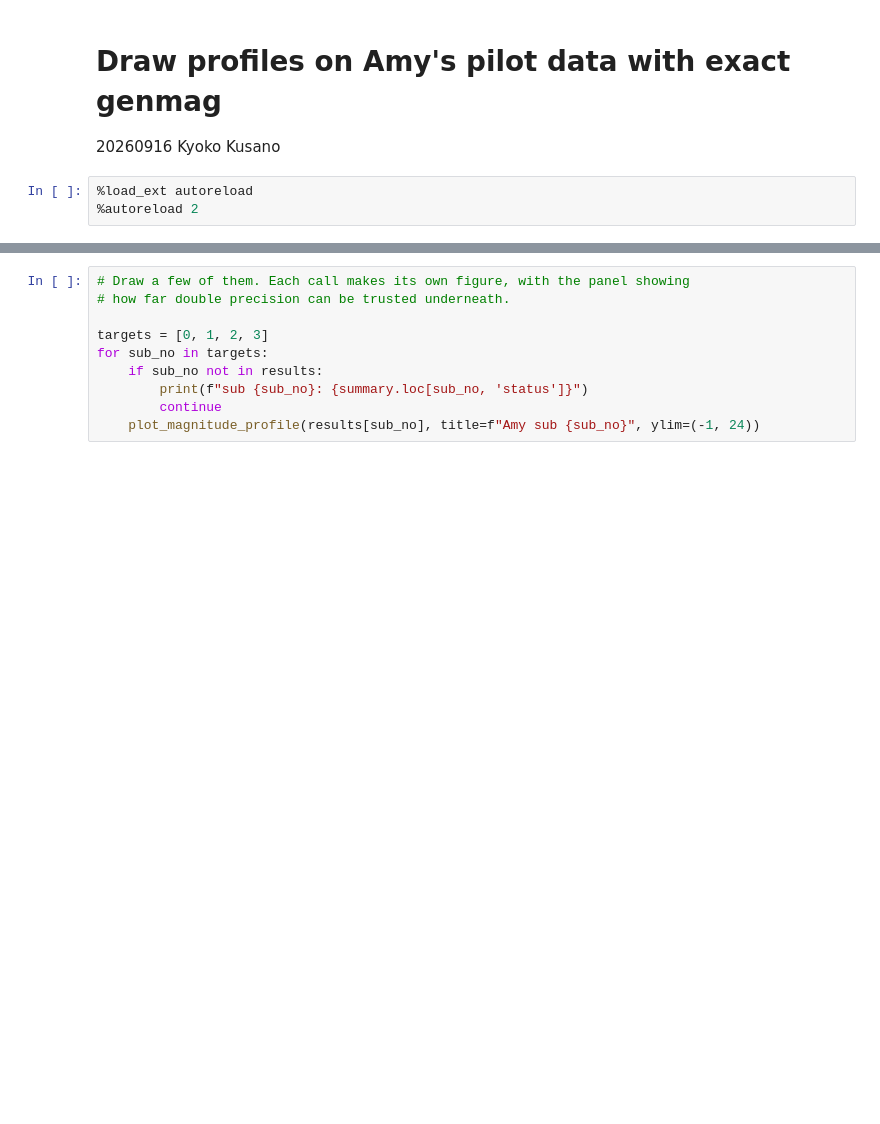
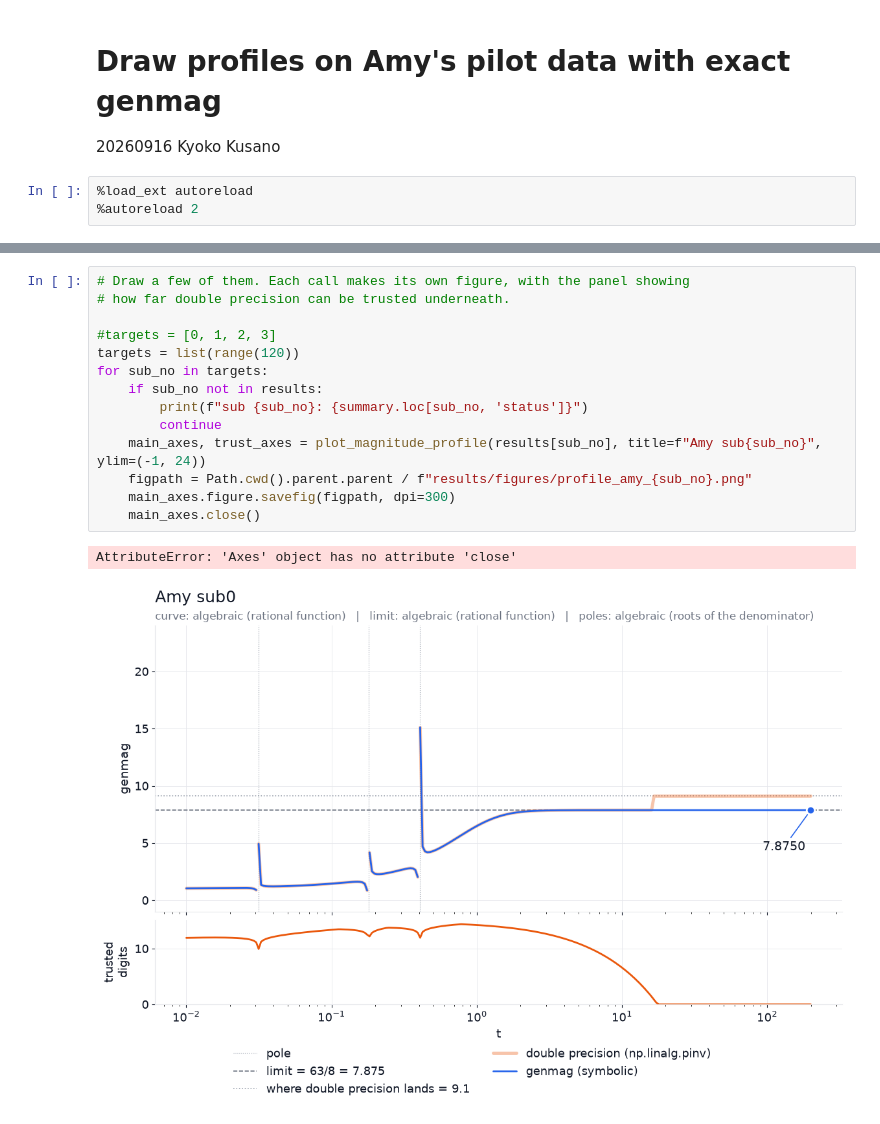
Before and after one commit to k-kyoko/tlab_dataset, a Jupyter notebook: notebooks/exact_and_numeric/draw_Amy_exact_profile.ipynb, the cells around one changed output, grey strips where cells are left out. Drawn from its saved outputs; the diff is of its cells as text; blank space fills up the shorter version.

```diff
--- a/notebooks/exact_and_numeric/draw_Amy_exact_profile.ipynb
+++ b/notebooks/exact_and_numeric/draw_Amy_exact_profile.ipynb
@@ -55,10 +93,17 @@ summary.head()
 # %%
 # Draw a few of them. Each call makes its own figure, with the panel showing
 # how far double precision can be trusted underneath.
 
-targets = [0, 1, 2, 3]
+#targets = [0, 1, 2, 3]
+targets = list(range(120))
 for sub_no in targets:
     if sub_no not in results:
         print(f"sub {sub_no}: {summary.loc[sub_no, 'status']}")
         continue
-    plot_magnitude_profile(results[sub_no], title=f"Amy sub {sub_no}", ylim=(-1, 24))
+    main_axes, trust_axes = plot_magnitude_profile(results[sub_no], title=f"Amy sub{sub_no}", ylim=(-1, 24))
+    figpath = Path.cwd().parent.parent / f"results/figures/profile_amy_{sub_no}.png"
+    main_axes.figure.savefig(figpath, dpi=300)
+    main_axes.close()
+# %% [output]
+AttributeError: 'Axes' object has no attribute 'close'
+[figure, added]
```
Also changed, not shown: parts of 3 cells of this notebook, 2 other files.
